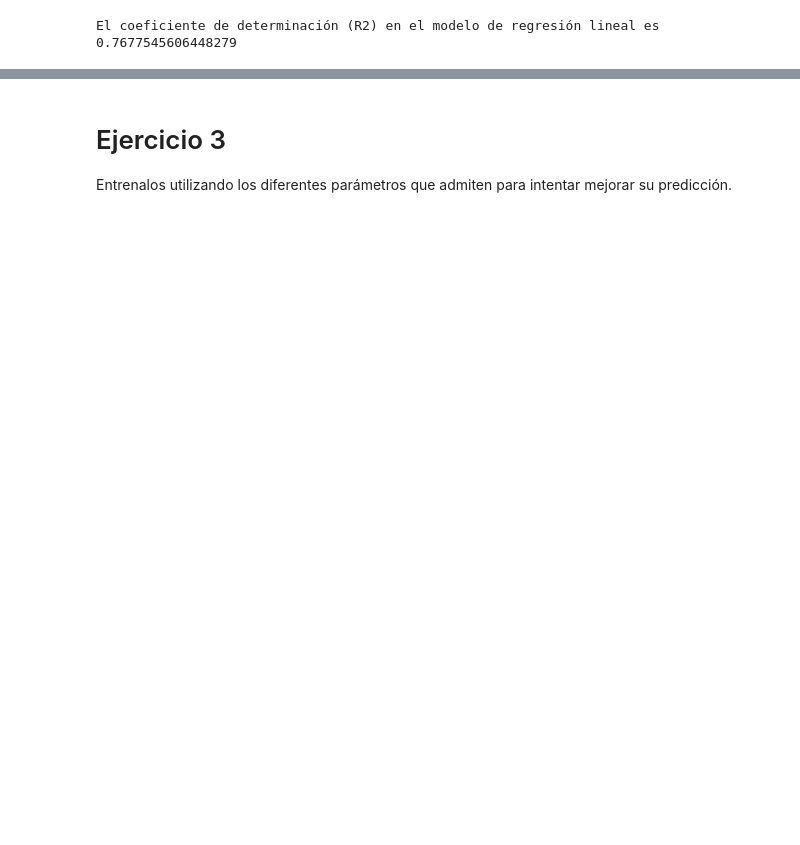
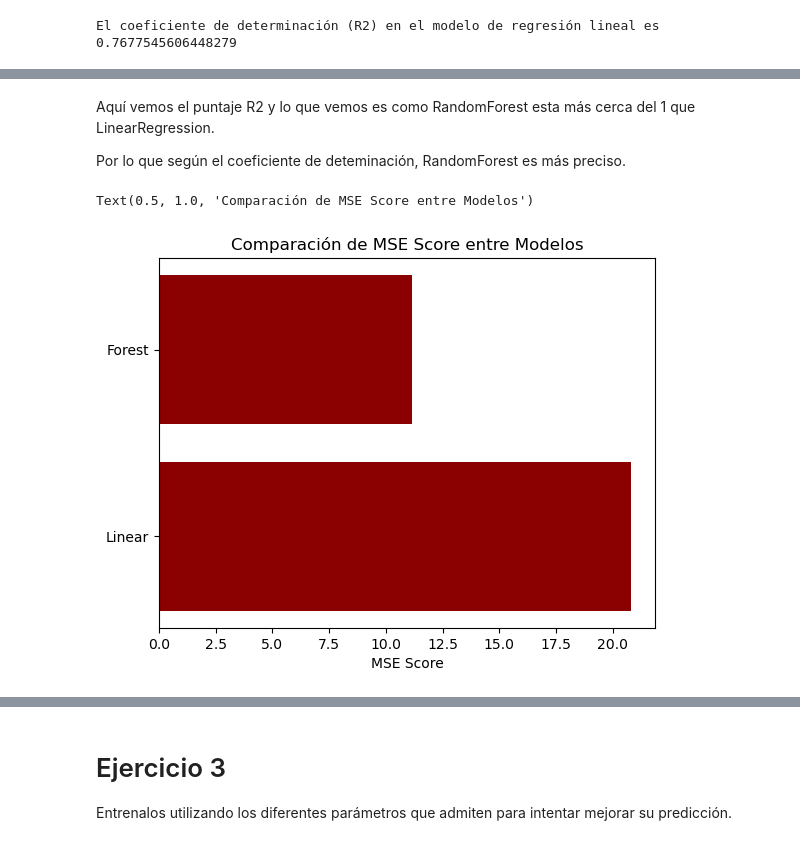
Before and after one commit to LeonBali3110/Sprint_6, a Jupyter notebook: M06.ipynb, the cells around one changed output, grey strips where cells are left out. Drawn from its saved outputs; the diff is of its cells as text; code cells hidden in the pictures; blank space fills up the shorter version.

```diff
--- a/M06.ipynb
+++ b/M06.ipynb
@@ -268,0 +297,11 @@ El coeficiente de determinación (R2) en el random forest regressor es  0.878273
+# %% [markdown]
+Aquí vemos el puntaje R2 y lo que vemos es como RandomForest esta más cerca del 1 que LinearRegression.
+
+Por lo que según el coeficiente de deteminación, RandomForest es más preciso.
+# %%
+plt.barh(['Linear', 'Forest'], [MSE_LR, MSE_RF], color='darkred')
+plt.xlabel('MSE Score')
+plt.title('Comparación de MSE Score entre Modelos')
+# %% [output]
+Text(0.5, 1.0, 'Comparación de MSE Score entre Modelos')
+[figure, added]
```
Also changed, not shown: parts of 30 cells of this notebook.
